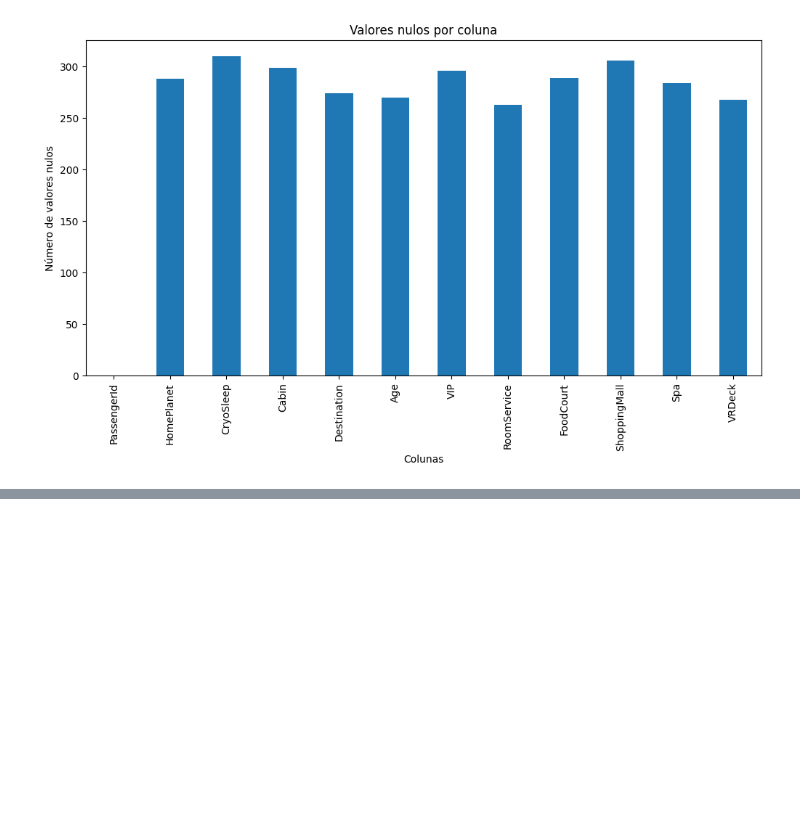
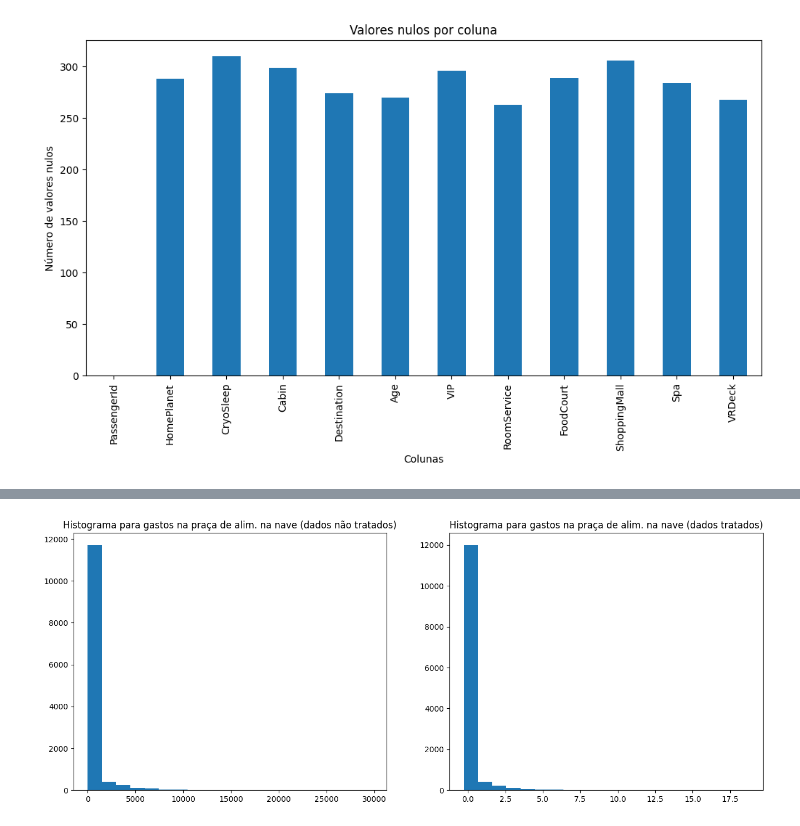
Before and after one commit to kadu-ymd/ann-deeplearning, a Jupyter notebook: src/ex_1_data/ex_data.ipynb, the cells around one changed output, grey strips where cells are left out. Saved outputs shown, nothing was run; the diff lists cells and outputs as text; code cells hidden in the pictures; blank space fills up the shorter version.

```diff
--- a/src/ex_1_data/ex_data.ipynb
+++ b/src/ex_1_data/ex_data.ipynb
@@ -176,0 +230,15 @@ Name: count, dtype: int64
+# %%
+plt.figure(figsize=(16, 6))
+
+plt.subplot(121)
+plt.hist(df["FoodCourt"], bins=20)
+plt.title("Histograma para gastos na praça de alim. na nave (dados não tratados)")
+
+plt.subplot(122)
+plt.hist(df_no_nan["FoodCourt"], bins=20)
+plt.title("Histograma para gastos na praça de alim. na nave (dados tratados)")
+
+
+plt.show()
+# %% [output]
+[figure, added]
```
Also changed, not shown: parts of 13 cells of this notebook, 8 other files.
